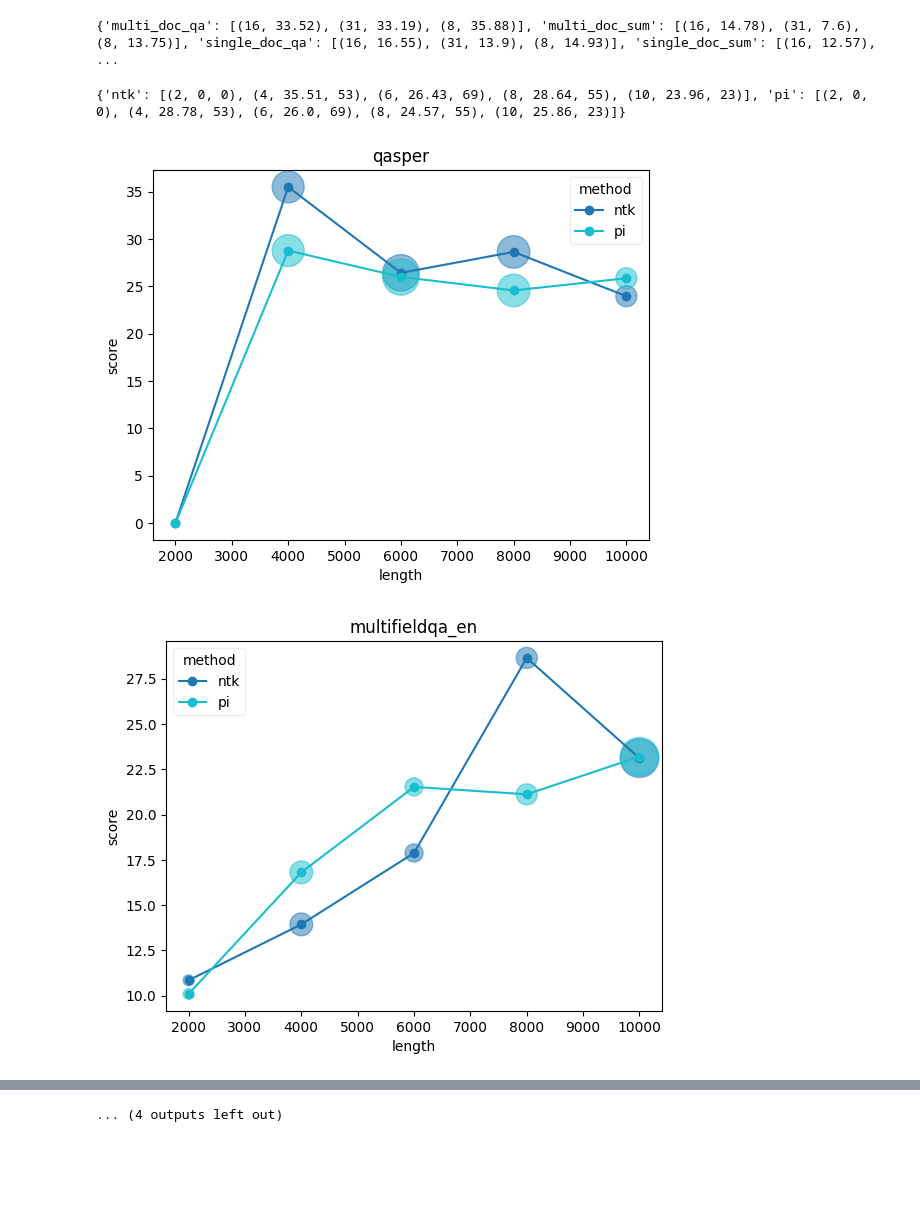
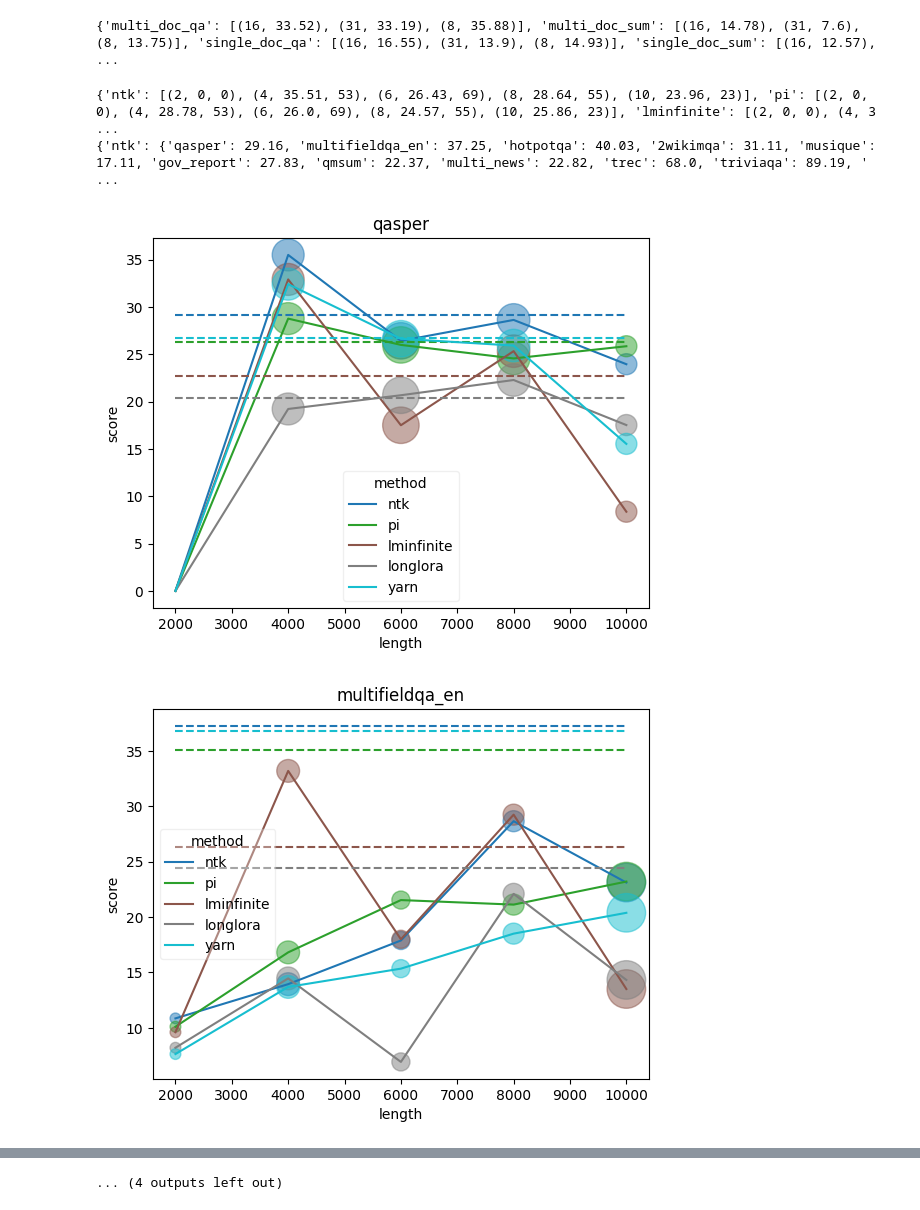
Before and after one commit to uservan/LCEG, a Jupyter notebook: analysis/dataset_analysis.ipynb, the cells around one changed output, grey strips where cells are left out. Saved outputs shown, nothing was run; the diff lists cells and outputs as text; code cells hidden in the pictures; blank space fills up the shorter version.

```diff
--- a/analysis/dataset_analysis.ipynb
+++ b/analysis/dataset_analysis.ipynb
@@ -92,11 +92,17 @@ for model in results.keys():
 [figure]
 {'multi_doc_qa': [(16, 33.52), (31, 33.19), (8, 35.88)], 'multi_doc_sum': [(16, 14.78), (31, 7.6), (8, 13.75)], 'single_doc_qa': [(16, 16.55), (31, 13.9), (8, 14.93)], 'single_doc_sum': [(16, 12.57),  ...
 # %%
-path = {'ntk':'/users/PDS0352/wyang107/project/LCEG/longbench/pred/llama2-7b-hf-slimpajama-ntk-32k/result.json',
-         'pi': '/users/PDS0352/wyang107/project/LCEG/longbench/pred/llama2-7b-hf-slimpajama-pi-32k/result.json'}
-results = dict()
+path = {
+        'ntk':'/users/PDS0352/wyang107/project/LCEG/longbench/pred/llama2-7b-hf-slimpajama-ntk-32k',
+        'pi': '/users/PDS0352/wyang107/project/LCEG/longbench/pred/llama2-7b-hf-slimpajama-pi-32k',
+        'lminfinite': '/users/PDS0352/wyang107/project/LCEG/longbench/pred/llama2-7b-hf-lminfinite',
+        'longlora': '/users/PDS0352/wyang107/project/LCEG/longbench/pred/llama2-7b-hf-slimpajama-longlora-32k',
+        'yarn': '/users/PDS0352/wyang107/project/LCEG/longbench/pred/llama2-7b-hf-slimpajama-yarn-32k',
+        }
+results, results_all = dict(), dict()
 for model, p in path.items():
-    results[model]= json.load(open(p, 'r'))
+    results[model]= json.load(open(os.path.join(p,'result.json'), 'r'))
+    results_all[model]= json.load(open(os.path.join(p,'result_all.json'), 'r'))
 # %%
 from collections import defaultdict
 x_map = {'0-2k':2, '2-4k':4, '4-6k':6, '6-8k':8, '8k+':10}
@@ -110,20 +116,23 @@ for model, result in results.items():
             else:
                 dataset_re[dataset][model].append((x_map[x], res['score'], res['num']))
 print(dataset_re['qasper'])
+print(results_all)
 # %% [output]
-{'ntk': [(2, 0, 0), (4, 35.51, 53), (6, 26.43, 69), (8, 28.64, 55), (10, 23.96, 23)], 'pi': [(2, 0, 0), (4, 28.78, 53), (6, 26.0, 69), (8, 24.57, 55), (10, 25.86, 23)]}
+{'ntk': [(2, 0, 0), (4, 35.51, 53), (6, 26.43, 69), (8, 28.64, 55), (10, 23.96, 23)], 'pi': [(2, 0, 0), (4, 28.78, 53), (6, 26.0, 69), (8, 24.57, 55), (10, 25.86, 23)], 'lminfinite': [(2, 0, 0), (4, 3 ...
+{'ntk': {'qasper': 29.16, 'multifieldqa_en': 37.25, 'hotpotqa': 40.03, '2wikimqa': 31.11, 'musique': 17.11, 'gov_report': 27.83, 'qmsum': 22.37, 'multi_news': 22.82, 'trec': 68.0, 'triviaqa': 89.19, ' ...
 # %%
 for dataset, model_re in dataset_re.items():
     colors = plt.cm.get_cmap('tab10', len(model_re.keys()))
     for i, (model, res) in enumerate(model_re.items()):
         x, y, sizes = [s[0]*1000 for s in res],[s[1] for s in res],[s[2]*10 for s in res]
-        plt.plot(x, y, linestyle='-', marker='o', color=colors(i), label=model)
+        plt.plot(x, y, color=colors(i), label=model)
+        plt.plot(x, [results_all[model][dataset]]*len(x), linestyle='--', color=colors(i))
         plt.scatter(x, y, s=sizes, color=colors(i), alpha=0.5)
     plt.title(dataset)
     plt.xlabel("length")
     plt.ylabel("score")
     plt.legend(loc='best', title="method", framealpha=0.3)
     plt.show()
 # %% [output]
-[figure, old version]
+[figure, new version]
-[figure, old version]
+[figure, new version]
```
Also changed, not shown: parts of 1 cell of this notebook, 10 other files.
